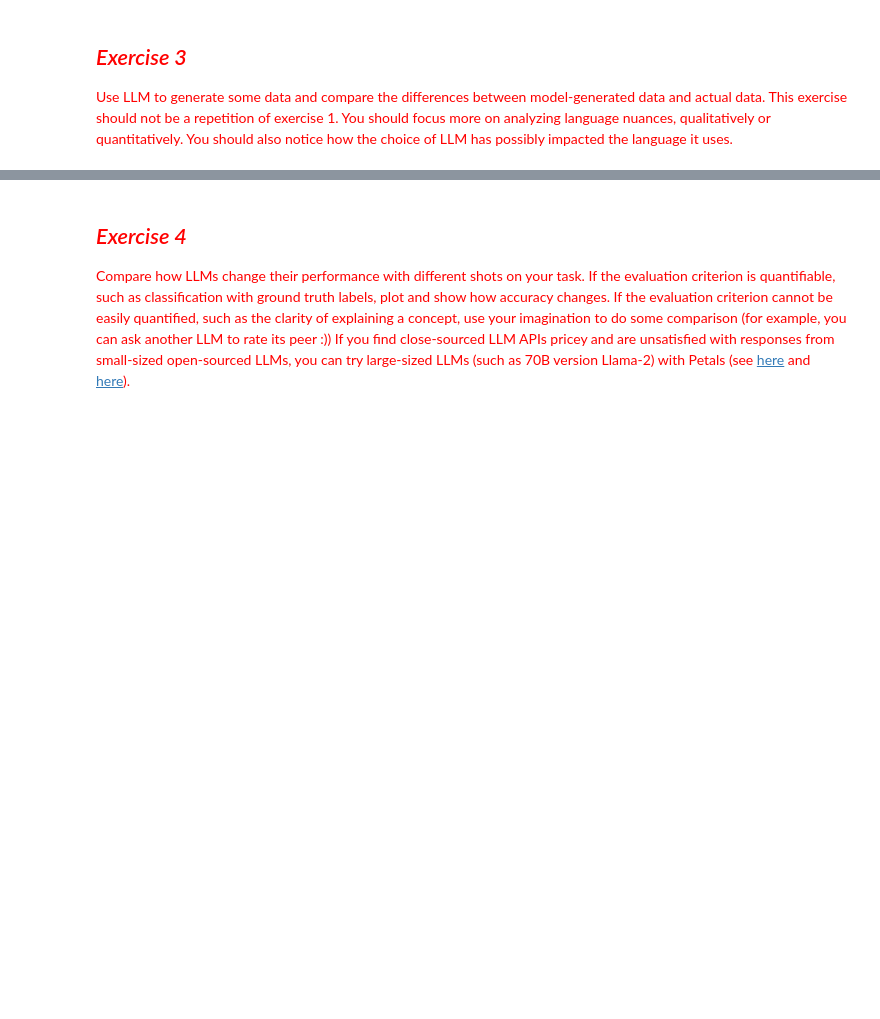
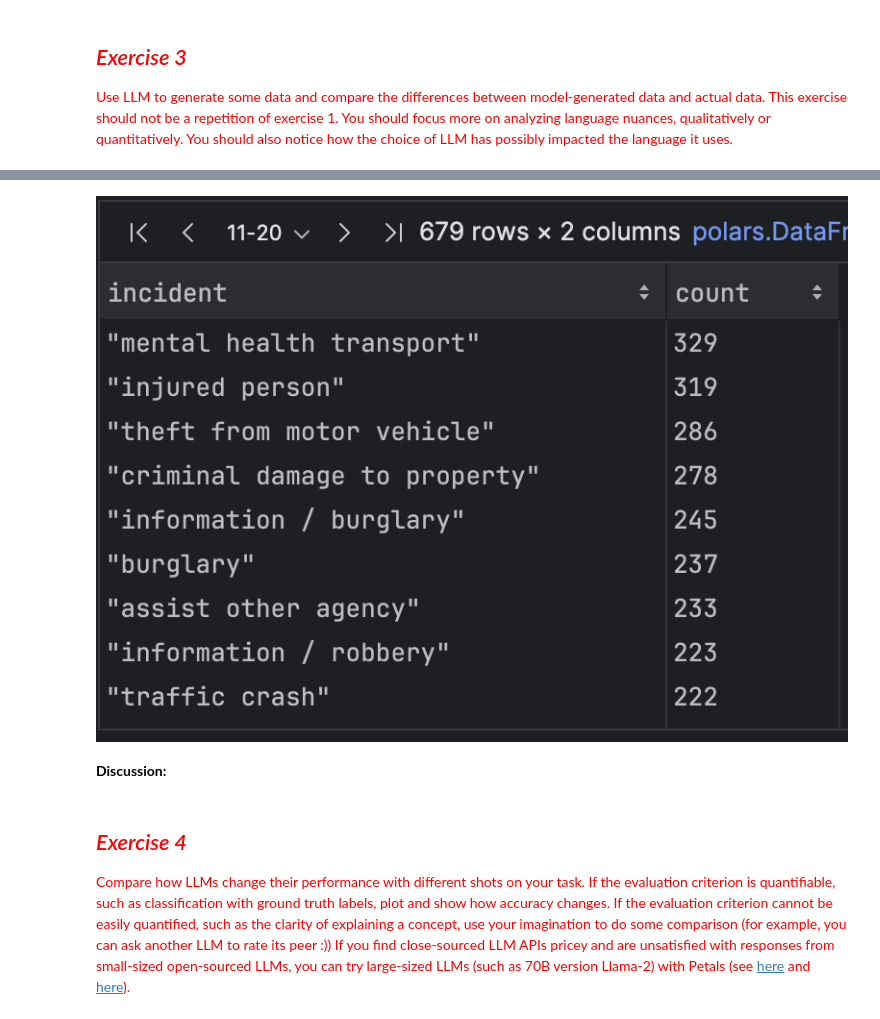
Before and after one commit to michplunkett/computational-content-analysis, a Jupyter notebook: 6-MichaelPlunkett-Answers.ipynb, the cells around one changed output, grey strips where cells are left out. Drawn from its saved outputs; the diff is of its cells as text; code cells hidden in the pictures; blank space fills up the shorter version.

```diff
--- a/6-MichaelPlunkett-Answers.ipynb
+++ b/6-MichaelPlunkett-Answers.ipynb
@@ -415,3 +538,9 @@ notice how the choice of LLM has possibly impacted the language it uses.
+# %%
+Image("misc/top_20_incidents.png")
+# %% [output]
+[figure, added]
+# %% [markdown]
+**Discussion:**
 # %% [markdown]
 ## <font color="red">*Exercise 4*</font>
 
```
Also changed, not shown: parts of 37 cells of this notebook, 2 other files.
